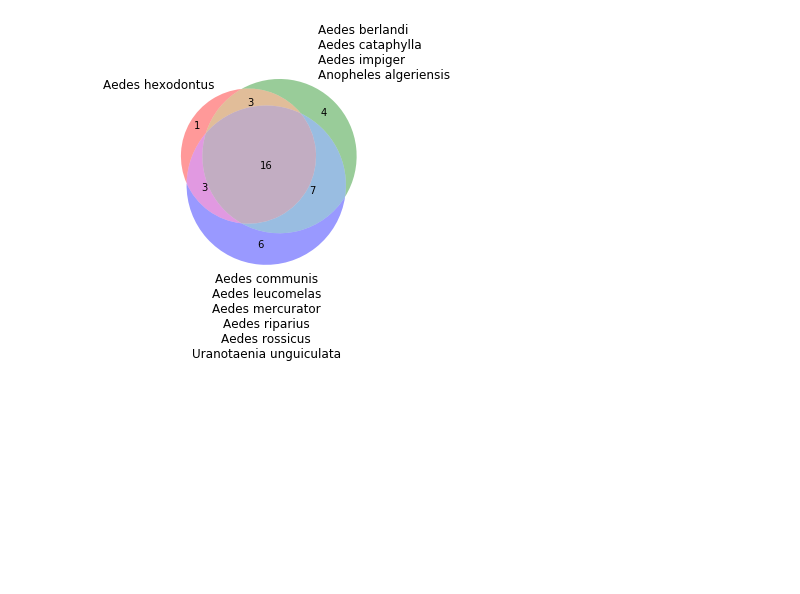
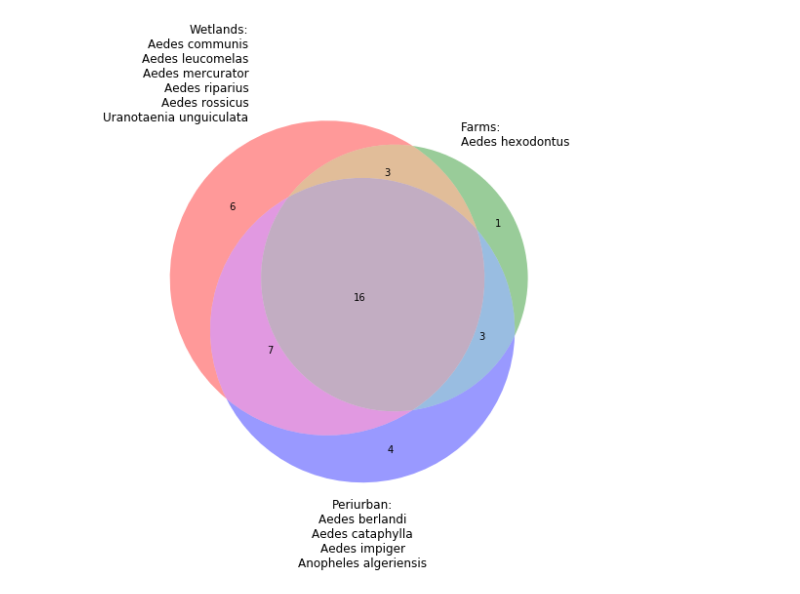
Before and after one commit to andres-patrignani/pynotes, a Jupyter notebook: notebooks/venn_diagrams.ipynb, the cells around one changed output. Cells and saved outputs as stored; diff of their text form; code cells hidden in the pictures; blank space fills up the shorter version.

```diff
--- a/notebooks/venn_diagrams.ipynb
+++ b/notebooks/venn_diagrams.ipynb
@@ -49,0 +52,21 @@ farm_wetland_periurban = data.Species[idx_farm_wetland_periurban]
+# %%
+# A: Only wetlands
+A = data["Species"].loc[idx_wetlands & ~idx_farms & ~idx_periurban]
+
+# B: Only farms
+B = data["Species"].loc[~idx_wetlands & idx_farms & ~idx_periurban]
+
+# C: Only periurban
+C = data["Species"].loc[~idx_wetlands & ~idx_farms & idx_periurban]
+
+# Wetlands and farms
+AB = data["Species"].loc[idx_wetlands & idx_farms & ~idx_periurban]
+
+# Farms and periurban
+BC = data["Species"].loc[~idx_wetlands & idx_farms & idx_periurban]
+
+# Wetland and periurban
+AC = data["Species"].loc[idx_wetlands & ~idx_farms & idx_periurban]
+
+# Wetlands, farms, and periurbans
+ABC = data["Species"].loc[idx_wetlands & idx_farms & idx_periurban]
@@ -50,14 +77,16 @@ farm_wetland_periurban = data.Species[idx_farm_wetland_periurban]
 # %%
+plt.figure(figsize=(8,8))
+
 # A, B, AB, C, AC, BC, ABC
-v = venn3(subsets=(farms.size,
-                   periurban.size,
-                   farm_periurban.size,
-                   wetland.size,
-                   farm_wetland.size,
-                   wetland_periurban.size,
-                   farm_wetland_periurban.size),
-          set_labels = ('\n'.join(data.Species[idx_farms].values),
-                        '\n'.join(data.Species[idx_periurban].values),
-                        '\n'.join(data.Species[idx_wetland].values)))
+v = venn3(subsets=(A.size,
+                   B.size,
+                   AB.size,
+                   C.size,
+                   AC.size,
+                   BC.size,
+                   ABC.size),
+          set_labels = ('\n'.join(np.append('Wetlands:',A.values)),
+                        '\n'.join(np.append('Farms:',B.values)),
+                        '\n'.join(np.append('Periurban:',C.values))))
 # %% [output]
-[figure, old version]
+[figure, new version]
```
Also changed, not shown: parts of 14 cells of this notebook, 2 other files.
